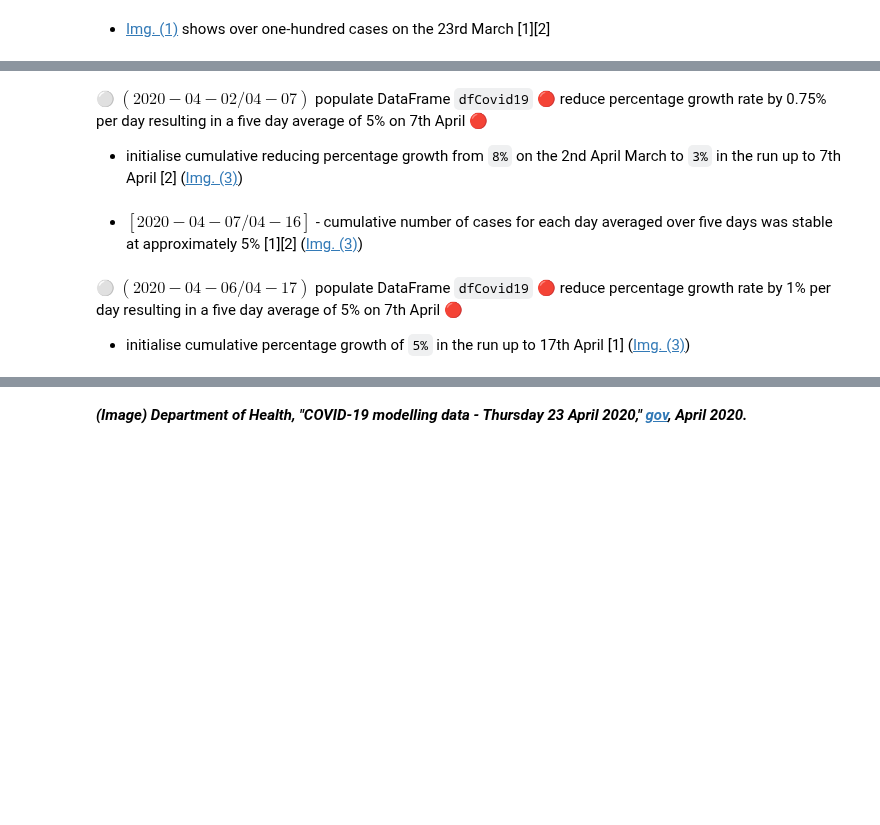
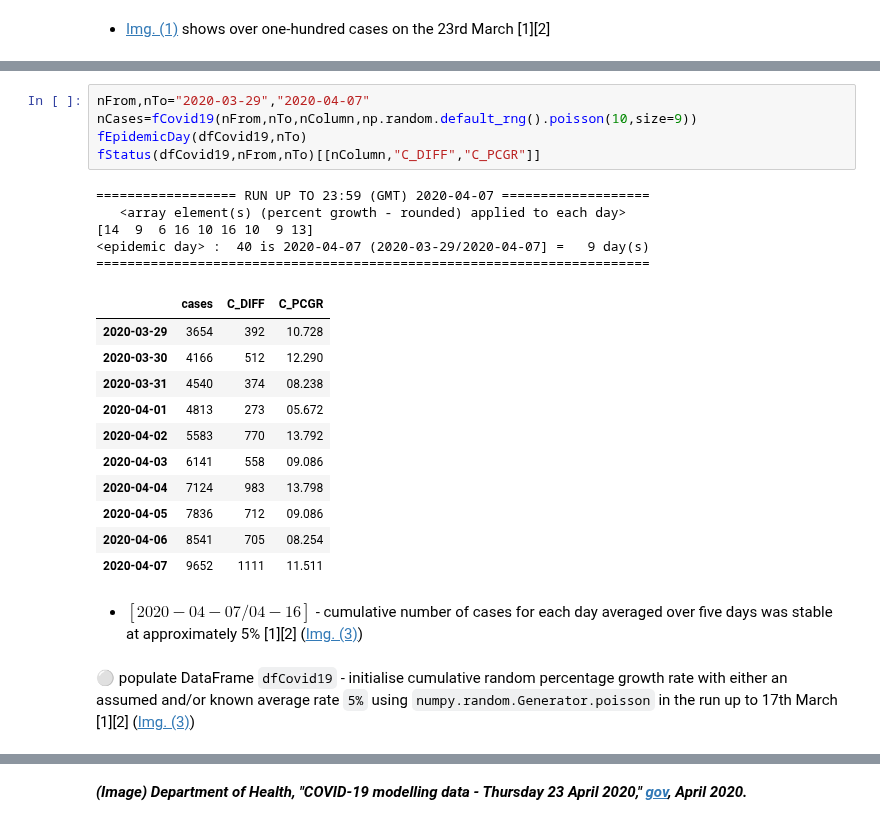
Before and after one commit to E6985/pda-numpy-random-simulation, a Jupyter notebook: Programming-for-Data-Analysis-Project-2020.ipynb, the cells around one changed output, grey strips where cells are left out. Cells and saved outputs as stored; diff of their text form; blank space fills up the shorter version.

Commit message:
DUE: 6th January, 2021 (23:59) - (2020-02-28/04-16] cases - Research/Synthetic data completed.

```diff
--- a/Programming-for-Data-Analysis-Project-2020.ipynb
+++ b/Programming-for-Data-Analysis-Project-2020.ipynb
@@ -709,8 +721,26 @@ fEpidemicDay(dfCovid19,nTo); fStatus(dfCovid19,nFrom,nTo)
 -->
-# %% [markdown]
-&#x26AA; $({2020}-{04}-{02} / {04}-{07})$ populate DataFrame ``dfCovid19`` &#x1F534; reduce percentage growth rate by 0.75% per day resulting in a five day average of 5% on 7th April &#x1F534;
-
-- initialise cumulative reducing percentage growth from ``8%`` on the 2nd April March to ``3%`` in the run up to 7th April [2] ([Img. (3)](https://github.com/E6985/pda-numpy-random-simulation/blob/main/img/cases-growth-rate-cumulative-5-day-avg-04072020-04162020.png))
+# %%
+nFrom,nTo="2020-03-29","2020-04-07"
+nCases=fCovid19(nFrom,nTo,nColumn,np.random.default_rng().poisson(10,size=9))
+fEpidemicDay(dfCovid19,nTo)
+fStatus(dfCovid19,nFrom,nTo)[[nColumn,"C_DIFF","C_PCGR"]]
+# %% [output]
+================== RUN UP TO 23:59 (GMT) 2020-04-07 ===================
+   <array element(s) (percent growth - rounded) applied to each day>
+[14  9  6 16 10 16 10  9 13]
+<epidemic day> :  40 is 2020-04-07 (2020-03-29/2020-04-07] =   9 day(s)
+=======================================================================
+|  | cases | C_DIFF | C_PCGR |
+| 2020-03-29 | 3654 | 392 | 10.728 |
+| 2020-03-30 | 4166 | 512 | 12.290 |
+| 2020-03-31 | 4540 | 374 | 08.238 |
+| 2020-04-01 | 4813 | 273 | 05.672 |
+| 2020-04-02 | 5583 | 770 | 13.792 |
+| 2020-04-03 | 6141 | 558 | 09.086 |
+| 2020-04-04 | 7124 | 983 | 13.798 |
+| 2020-04-05 | 7836 | 712 | 09.086 |
+| 2020-04-06 | 8541 | 705 | 08.254 |
+| 2020-04-07 | 9652 | 1111 | 11.511 |
 # %% [markdown]
 - $[{2020}-{04}-{07} / {04}-{16}]$ - cumulative number of cases for each day averaged over five days was stable at approximately 5% [1][2] ([Img. (3)](https://github.com/E6985/pda-numpy-random-simulation/blob/main/img/cases-growth-rate-cumulative-5-day-avg-04072020-04162020.png))
 
@@ -720,11 +750,11 @@ fEpidemicDay(dfCovid19,nTo); fStatus(dfCovid19,nFrom,nTo)
 [2] Department of Health, "COVID-19 modelling data - Thursday 16 April 2020," [gov](https://web.archive.org/web/20201119120437/https://www.gov.ie/en/publication/ea86cc-covid-19-modelling-data-thursday-16-april-2020), April 2020.
 -->
 # %% [markdown]
-&#x26AA; $({2020}-{04}-{06} / {04}-{17})$ populate DataFrame ``dfCovid19`` &#x1F534; reduce percentage growth rate by 1% per day resulting in a five day average of 5% on 7th April &#x1F534;
-
-- initialise cumulative percentage growth of ``5%`` in the run up to 17th April [1] ([Img. (3)](https://github.com/E6985/pda-numpy-random-simulation/blob/main/img/cases-growth-rate-cumulative-5-day-avg-04072020-04162020.png))
+&#x26AA; populate DataFrame ``dfCovid19`` - initialise cumulative random percentage growth rate with either an assumed and/or known average rate ``5%`` using ``numpy.random.Generator.poisson`` in the run up to 17th March [1][2] ([Img. (3)](https://github.com/E6985/pda-numpy-random-simulation/blob/main/img/cases-growth-rate-cumulative-5-day-avg-04072020-04162020.png))
 
 <!--
-[1] Department of Health, "COVID-19 modelling data - Thursday 16 April 2020," [gov](https://web.archive.org/web/20201119120437/https://www.gov.ie/en/publication/ea86cc-covid-19-modelling-data-thursday-16-april-2020), April 2020.
+[1] P. Nolan (IEMAG), "LIVE: Health officials confirm latest number of coronavirus cases and deaths (16/04/2020)," [VirginMediaNews](https://web.archive.org/web/20201207123500if_/https://www.facebook.com/VirginMediaNews/videos/242266480512521), April 2020.
+
+[2] Anaconda (poisson), "numpy.random.Generator," Docstring, June 2020.
 -->
 # %%
```
Also changed, not shown: parts of 12 cells of this notebook.
